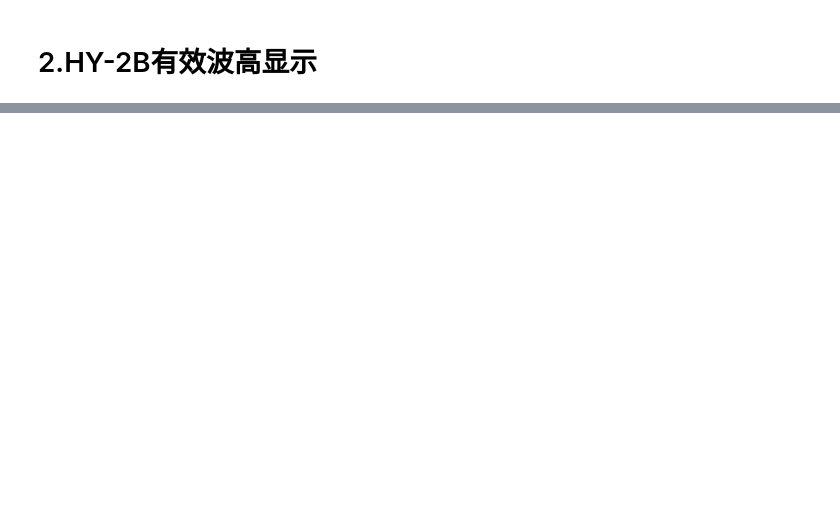
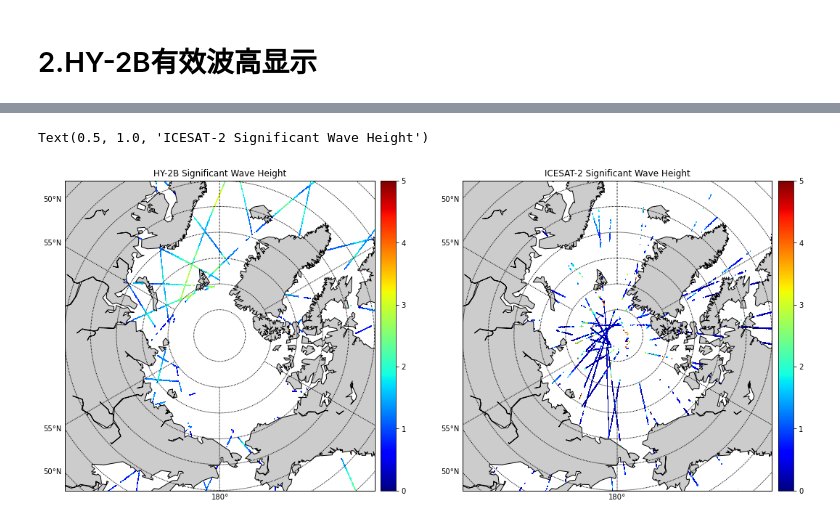
Before and after one commit to LittlematchLM/remote_sensing, a Jupyter notebook: plot_swh_icesat2_npaeqd.ipynb, the cells around one changed output, grey strips where cells are left out. Cells and saved outputs as stored; diff of their text form; code cells hidden in the pictures; blank space fills up the shorter version.

```diff
--- a/plot_swh_icesat2_npaeqd.ipynb
+++ b/plot_swh_icesat2_npaeqd.ipynb
@@ -238,0 +238,47 @@ plt.show(1)
+# %%
+fig = plt.figure(3)    # 生成新的画布fig
+fig.set_size_inches(18, 18)     # 调整画布为合适大小
+
+ax1 = fig.add_subplot(121)
+hy_m = Basemap(projection='npaeqd', boundinglat=60, lon_0=180, resolution='c')
+
+hy_xi, hy_yi = hy_m(hy_x_map, hy_y_map)
+hy_xi_west ,hy_yi_west = hy_m(hy_x_map_west, hy_y_map_west)
+
+# Draw the scatterplot
+h = hy_m.pcolor(hy_xi ,hy_yi, data=hy_swh_grid, cmap=plt.cm.jet,vmin=0, vmax=5)
+h2 = hy_m.pcolor(hy_xi_west ,hy_yi_west, data=hy_swh_grid_west, cmap=plt.cm.jet,vmin=0, vmax=5)
+hy_m.colorbar(location='right')
+
+hy_m.drawcoastlines()
+hy_m.fillcontinents()
+hy_m.drawmapboundary()
+hy_m.drawparallels(np.arange(-90., 120., 5.), labels=[1, 0, 0, 0])
+hy_m.drawmeridians(np.arange(-180., 180., 60.), labels=[0, 0, 0, 1])
+
+
+plt.title("HY-2B Significant Wave Height")
+
+
+ax2 = fig.add_subplot(122)
+# m = Basemap(projection='cyl', llcrnrlat=-90, urcrnrlat=90, llcrnrlon=0, urcrnrlon=360, resolution='c')
+m = Basemap(projection='npaeqd', boundinglat=60, lon_0=180, resolution='c')
+m_west = Basemap(projection='npaeqd', boundinglat=60, lon_0=180, resolution='c')
+xi, yi = m(x_map, y_map)
+xi_west ,yi_west = m(x_map_west, y_map_west)
+
+# Draw the scatterplot
+h = m.pcolor(xi ,yi, data=swh_grid, cmap=plt.cm.jet,vmin=0, vmax=5)
+h2 = m.pcolor(xi_west ,yi_west, data=swh_grid_west, cmap=plt.cm.jet,vmin=0, vmax=5)
+m.colorbar(location='right')
+# plt.cm.ScalarMappable.set_clim(h, vmin=0, vmax=10)
+
+m.drawcoastlines()
+m.fillcontinents()
+m.drawmapboundary()
+m.drawparallels(np.arange(-90., 120., 5.), labels=[1, 0, 0, 0])
+m.drawmeridians(np.arange(-180., 180., 60.), labels=[0, 0, 0, 1])
+plt.title("ICESAT-2 Significant Wave Height")
+# %% [output]
+Text(0.5, 1.0, 'ICESAT-2 Significant Wave Height')
+[figure, added]
```
Also changed, not shown: parts of 29 cells of this notebook, 3 other files.
